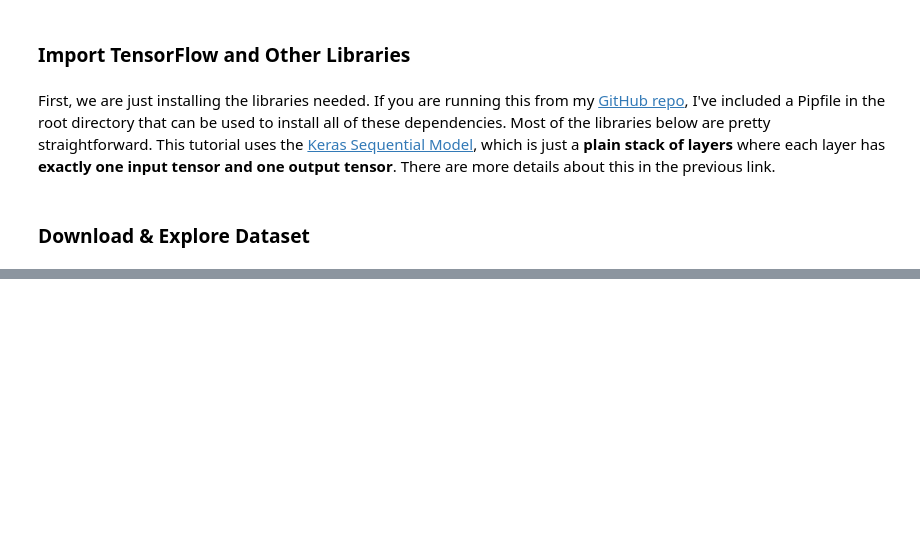
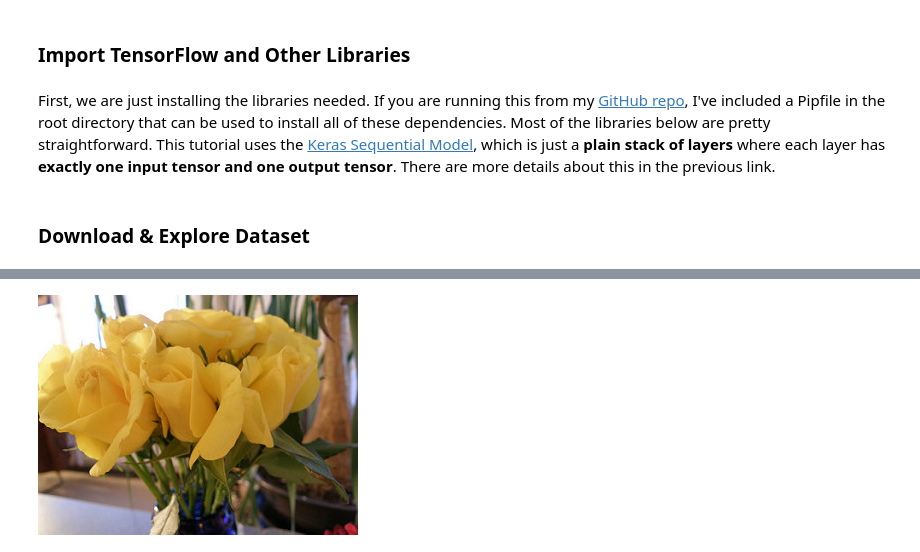
Before and after one commit to jasonwu2153/flower-image-classifier-tutorial, a Jupyter notebook: notebook.ipynb, the cells around one changed output, grey strips where cells are left out. Cells and saved outputs as stored; diff of their text form; code cells hidden in the pictures; blank space fills up the shorter version.

```diff
--- a/notebook.ipynb
+++ b/notebook.ipynb
@@ -22,0 +53,4 @@ Tensorflow's tutorial comes with a dataset of 3,700 flower images organized with
+# %%
+PIL.Image.open(str(roses[1]))
+# %% [output]
+[figure, added]
```
Also changed, not shown: parts of 67 cells of this notebook.
